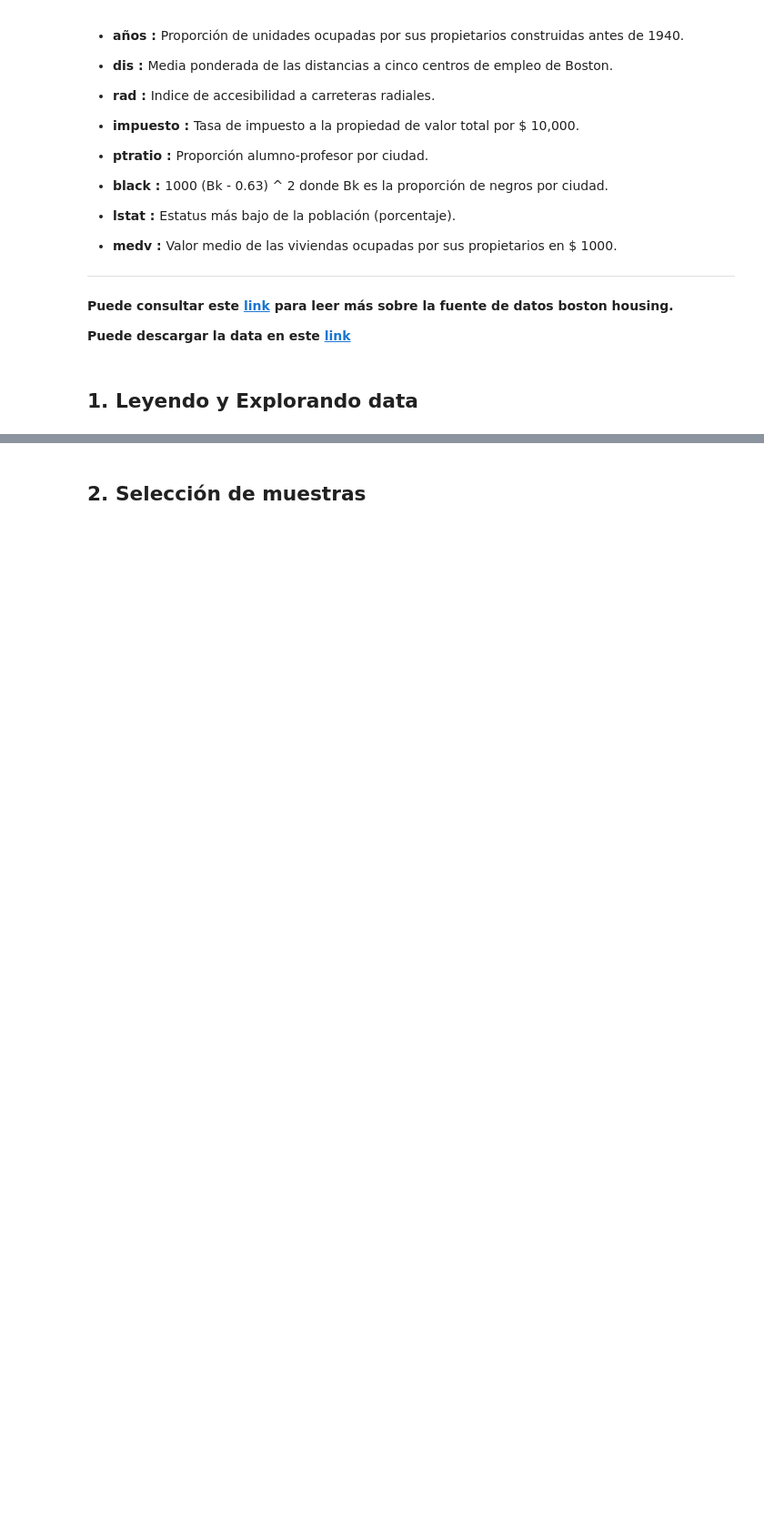
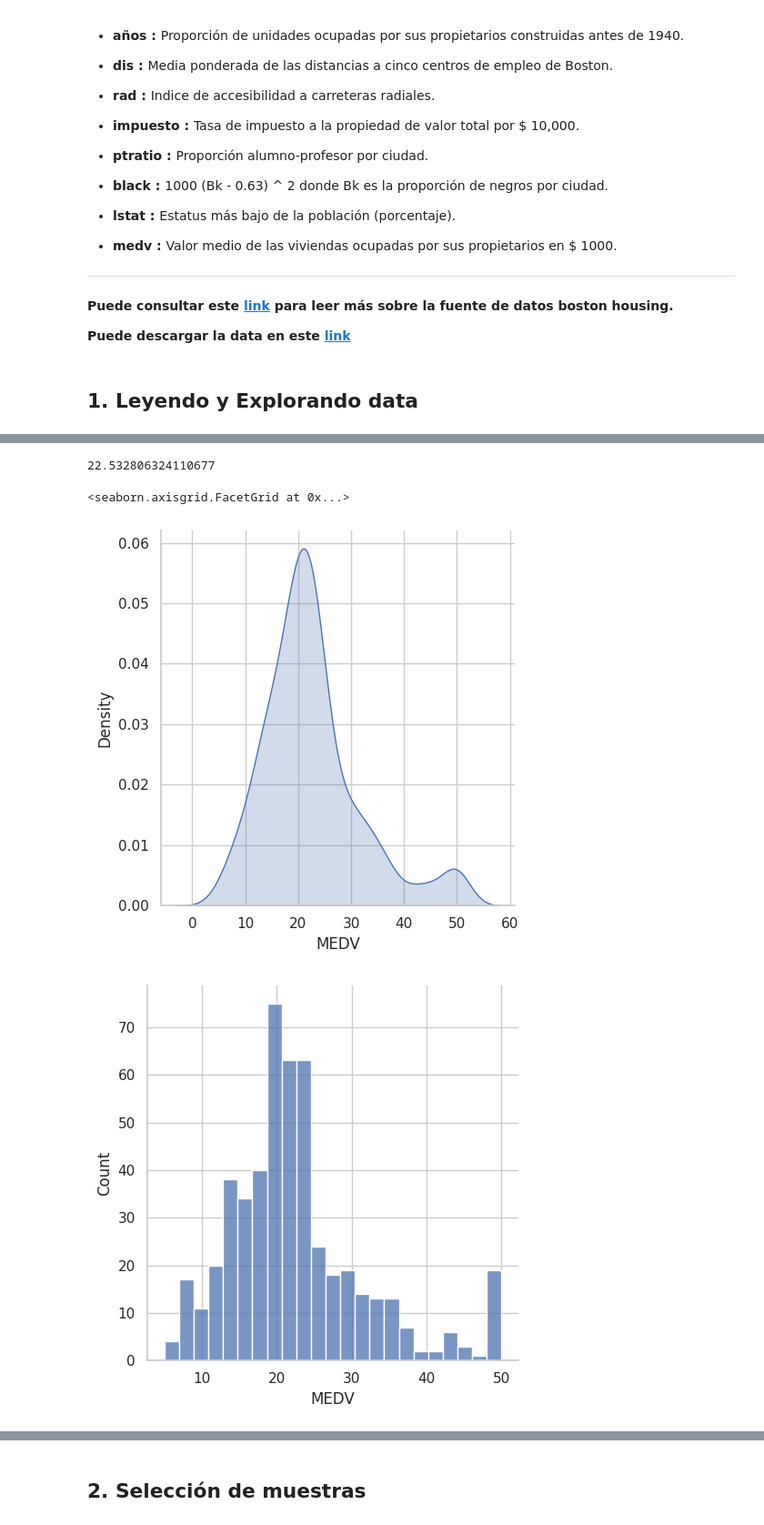
Before and after one commit to maacunap76/Especiaizacion_ML_Deep_DMC, a Jupyter notebook: Supervised_models/Linear_regression/Lab_Boston_Housing_v2.ipynb, the cells around one changed output, grey strips where cells are left out. Shown at 91% size. Drawn from its saved outputs; the diff is of its cells as text; code cells hidden in the pictures; blank space fills up the shorter version.

```diff
--- a/Supervised_models/Linear_regression/Lab_Boston_Housing_v2.ipynb
+++ b/Supervised_models/Linear_regression/Lab_Boston_Housing_v2.ipynb
@@ -113,6 +113,6 @@ El data frame de Boston tiene 506 filas y 14 columnas.
 # %%
 #cargamos la data
 
-pddf = pd.read_csv('HousingData 2.csv')
+pddf = pd.read_csv('/HousingData2.csv')
 # %%
 pddf.head()
@@ -124,7 +150,16 @@ pddf.describe().transpose()
+# %%
+pddf.MEDV.mean()
+# %% [output]
+22.532806324110677
 # %%
 # Gráfico de distribución
 import seaborn as sns
-sns.displot(pddf.NOX, kind="kde", fill=True)
+sns.displot(pddf.MEDV, kind="kde", fill=True)
+sns.displot(pddf.MEDV,  fill=True)
+# %% [output]
+<seaborn.axisgrid.FacetGrid at 0x...>
+[figure, added]
+[figure, added]
 # %%
 #Boxplot
 sns.set_theme(style="whitegrid")
```
Also changed, not shown: parts of 7 cells of this notebook.
